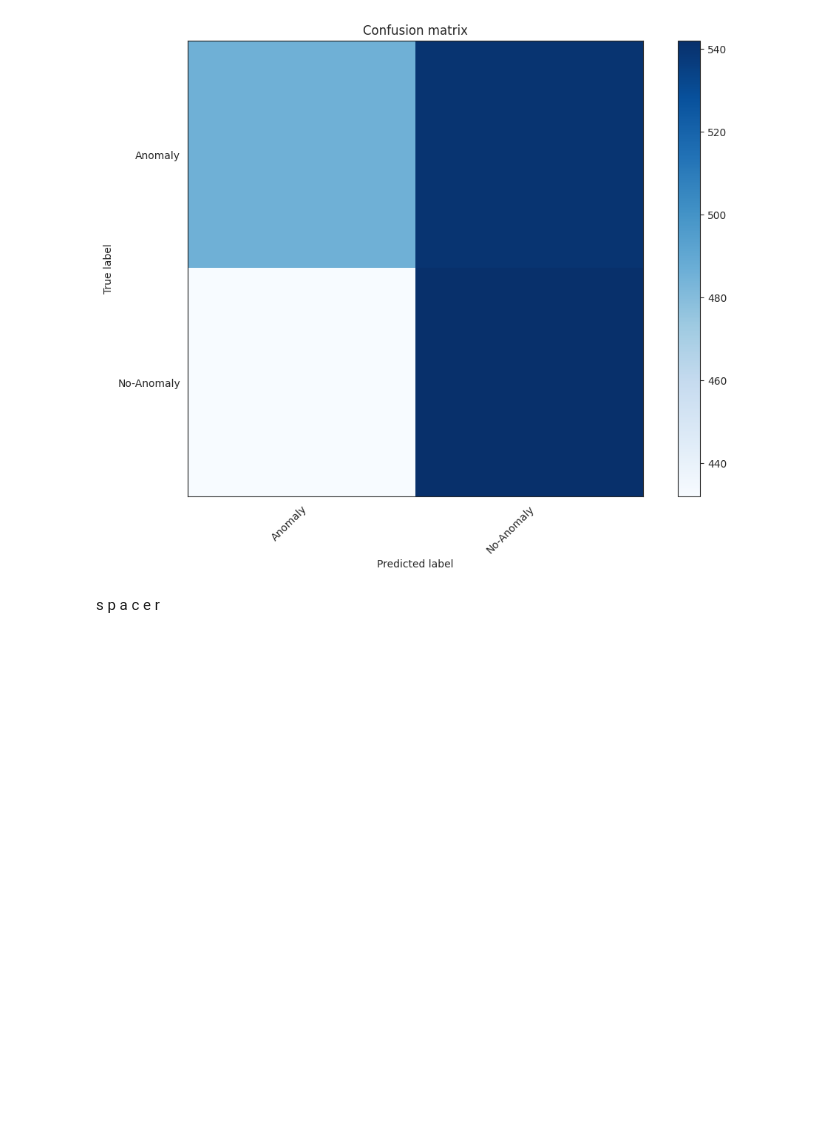
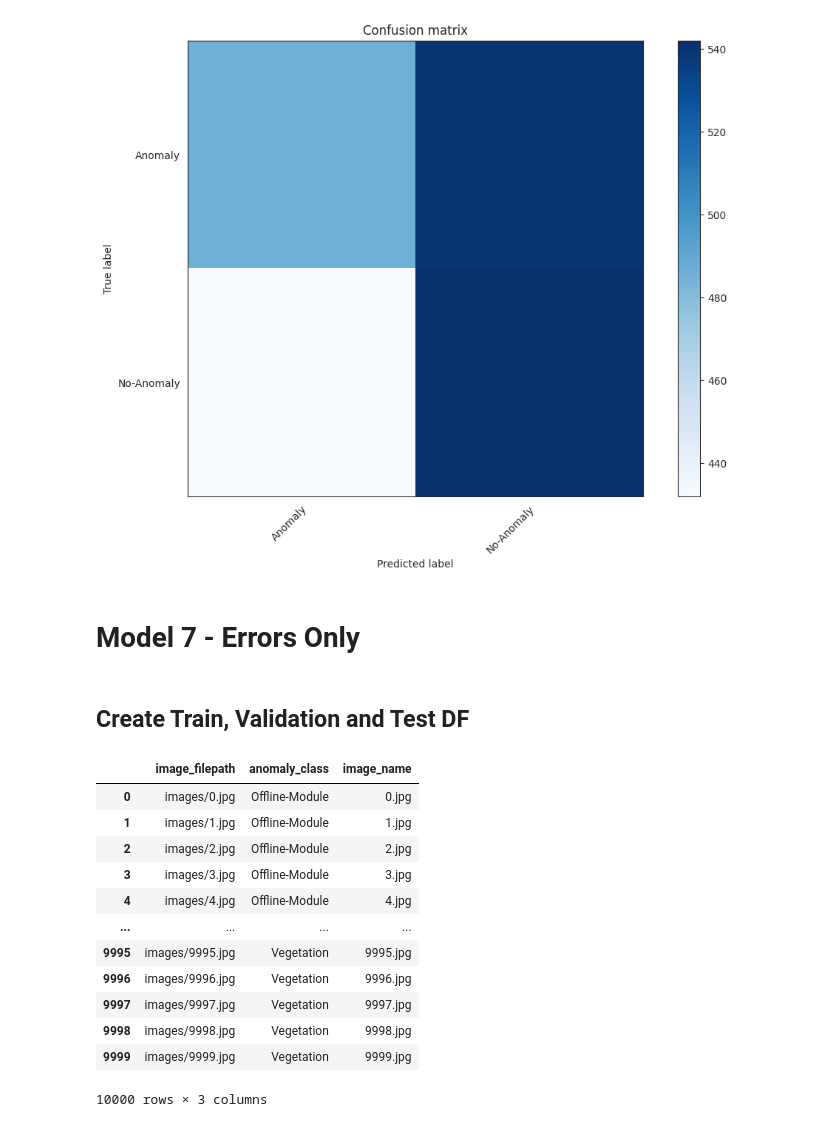
Before and after one commit to regiiis/pv_error_classification, a Jupyter notebook: pv_error_classifcation.ipynb, the cells around one changed output. Drawn from its saved outputs; the diff is of its cells as text; code cells hidden in the pictures; blank space fills up the shorter version.

```diff
--- a/pv_error_classifcation.ipynb
+++ b/pv_error_classifcation.ipynb
@@ -1441,5 +1459,23 @@ np.set_printoptions(precision = 2)
 plt.show()
 # %% [output]
 [figure]
-# %% [markdown]
-s p a c e r
+# %% [markdown]
+# Model 7 - Errors Only
+# %% [markdown]
+## Create Train, Validation and Test DF
+# %%
+df_errors = df[df['anomaly_class'] != 'No-Anomaly']
+# %% [output]
+|  | image_filepath | anomaly_class | image_name |
+| 0 | images/0.jpg | Offline-Module | 0.jpg |
+| 1 | images/1.jpg | Offline-Module | 1.jpg |
+| 2 | images/2.jpg | Offline-Module | 2.jpg |
+| 3 | images/3.jpg | Offline-Module | 3.jpg |
+| 4 | images/4.jpg | Offline-Module | 4.jpg |
+| ... | ... | ... | ... |
+| 9995 | images/9995.jpg | Vegetation | 9995.jpg |
+| 9996 | images/9996.jpg | Vegetation | 9996.jpg |
+| 9997 | images/9997.jpg | Vegetation | 9997.jpg |
+| 9998 | images/9998.jpg | Vegetation | 9998.jpg |
+| 9999 | images/9999.jpg | Vegetation | 9999.jpg |
+10000 rows × 3 columns
```
Also changed, not shown: parts of 21 cells of this notebook.
